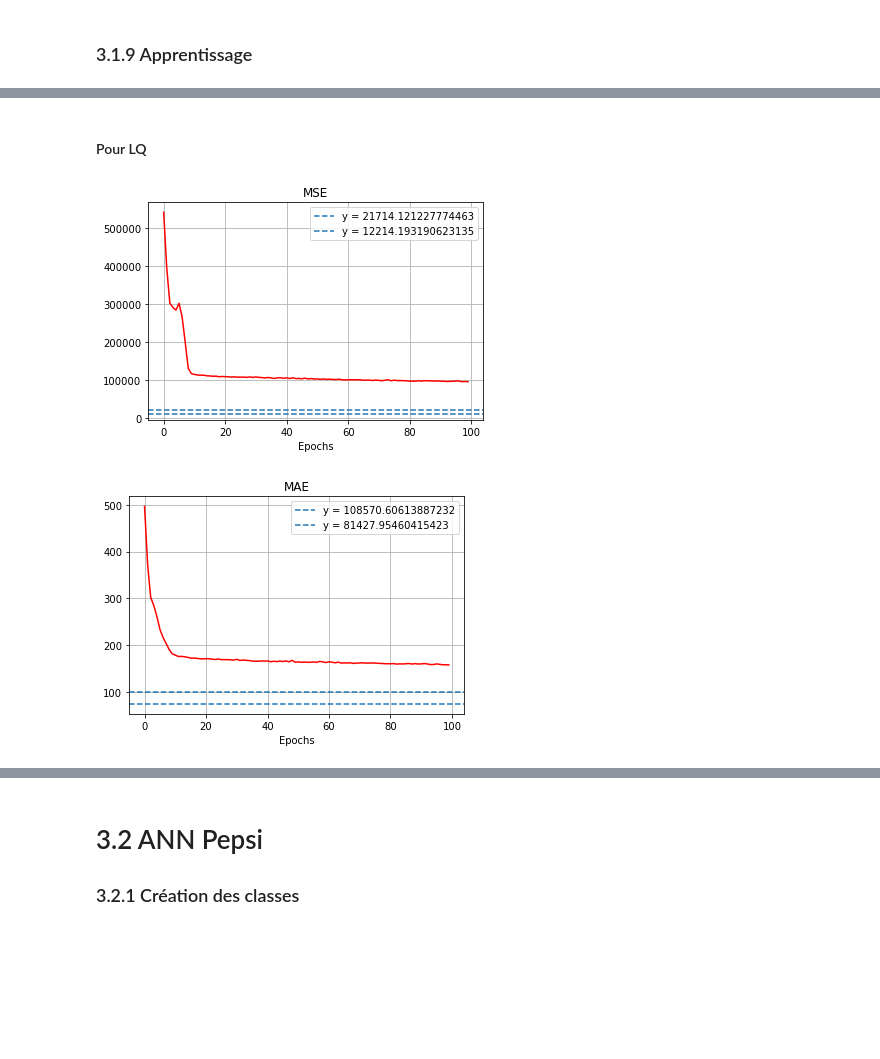
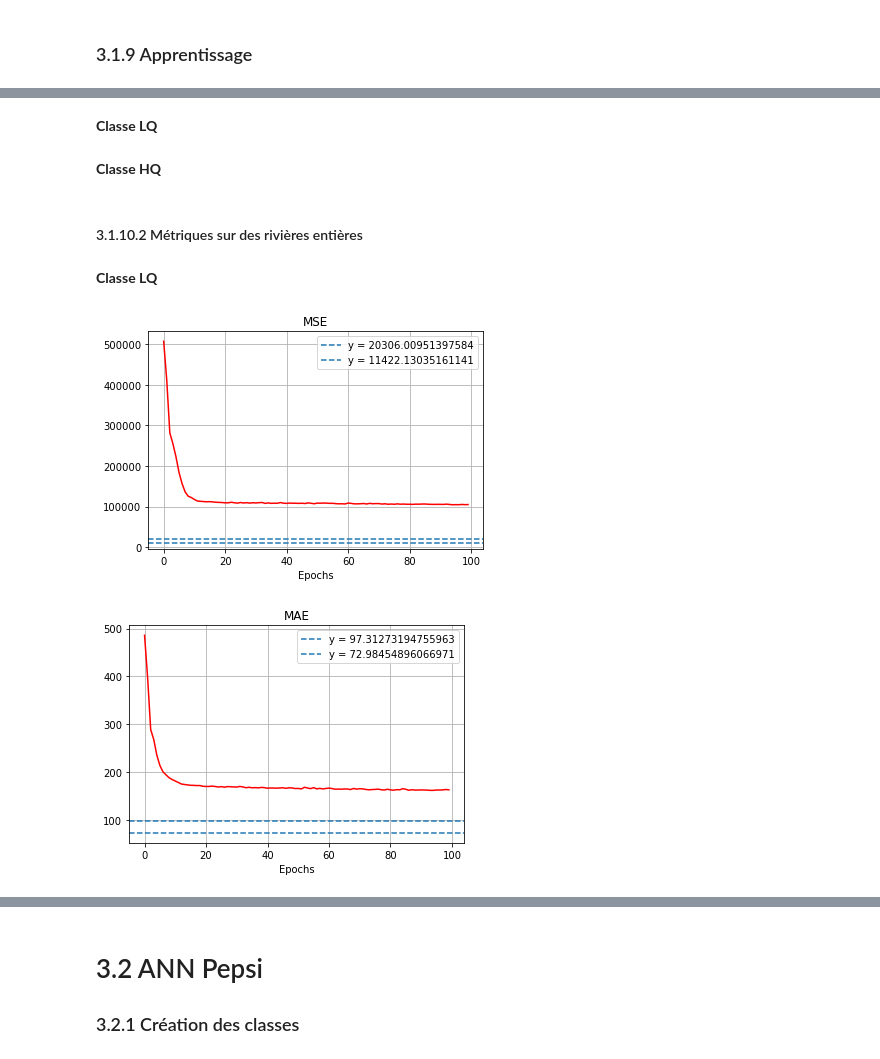
Before and after one commit to scastets/Projet4MA_Hydrologie, a Jupyter notebook: Notebooks/Projet4MA.ipynb, the cells around one changed output, grey strips where cells are left out. Saved outputs shown, nothing was run; the diff lists cells and outputs as text; code cells hidden in the pictures; blank space fills up the shorter version.

```diff
--- a/Notebooks/Projet4MA.ipynb
+++ b/Notebooks/Projet4MA.ipynb
@@ -893,0 +894,3 @@ x_test  :  (1306, 3) y_test  :  (1306,)
+# %%
+x_hydro_LQ_train, y_hydro_LQ_train , x_hydro_LQ_test, y_hydro_LQ_test = shuffle(hydro_LQ)
+x_hydro_LQ_train, y_hydro_LQ_train , x_hydro_LQ_test, y_hydro_LQ_test, mean_hydro_LQ, std_hydro_LQ = normalization(x_hydro_LQ_train, y_hydro_LQ_train , x_hydro_LQ_test, y_hydro_LQ_test)
@@ -893,0 +914,3 @@ x_test  :  (1306, 3) y_test  :  (1306,)
+# %%
+x_hydro_LQ_train_R, y_hydro_LQ_train_R, x_hydro_LQ_test_R, y_hydro_LQ_test_R,  hydro_LQ_test_name_R, hydro_LQ_train_name_R = shuffle_river(hydro_LQ,river_hydro_LQ)
+x_hydro_LQ_train_R, y_hydro_LQ_train_R, x_hydro_LQ_test_R, y_hydro_LQ_test_R, mean_hydro_LQ_R, std_hydro_LQ_R = normalization(x_hydro_LQ_train_R, y_hydro_LQ_train_R, x_hydro_LQ_test_R, y_hydro_LQ_test_R)
@@ -904,4 +957,4 @@ history_HQ = model_HQ.fit(x_hydro_HQ_train,  y_hydro_HQ_train, epochs = ep, batc
 # %%
-#ep = 100
-#history_VHQ = model_VHQ.fit(x_hydro_VHQ_train,  y_hydro_VHQ_train, epochs = ep, batch_size = 100, verbose = 0,
-                    #validation_data = (x_hydro_VHQ_test, y_hydro_VHQ_test))
+ep = 100
+history_LQ_R = model_LQ.fit(x_hydro_LQ_train_R,  y_hydro_LQ_train_R, epochs = ep, batch_size = 100, verbose = 0,
+                    validation_data = (x_hydro_LQ_test_R, y_hydro_LQ_test_R))
@@ -910,28 +971,34 @@ history_HQ = model_HQ.fit(x_hydro_HQ_train,  y_hydro_HQ_train, epochs = ep, batc
+# %% [markdown]
+**Classe LQ**
+# %% [markdown]
+**Classe HQ**
+# %% [markdown]
+#### 3.1.10.2 Métriques sur des rivières entières
 # %%
-h_LQ=pd.DataFrame(data=history_LQ.history)
-h_HQ=pd.DataFrame(data=history_HQ.history)
+h_LQ_R=pd.DataFrame(data=history_LQ_R.history)
+h_HQ_R=pd.DataFrame(data=history_HQ_R.history)
 #h_VHQ=pd.DataFrame(data=history_VHQ.history)
 # %% [markdown]
-#### Pour LQ
+**Classe LQ**
 # %%
 # Métriques
-plt.plot(h_LQ['mse'],'r')
+plt.plot(h_LQ_R['mse'],'r')
 plt.title('MSE')
 plt.xlabel('Epochs')
-plt.axhline(np.mean(y_hydro_LQ_train**2)*0.04,ls='--',label='y = ' + str(0.04*np.mean(y_hydro_LQ_train**2)))
-plt.axhline(np.mean(y_hydro_LQ_train**2)*0.15**2,ls='--',label='y = ' + str(0.15**2*np.mean(y_hydro_LQ_train**2)))
+plt.axhline(np.mean(y_hydro_LQ_train_R**2)*0.04,ls='--',label='y = ' + str(0.04*np.mean(y_hydro_LQ_train_R**2)))
+plt.axhline(np.mean(y_hydro_LQ_train_R**2)*0.15**2,ls='--',label='y = ' + str(0.15**2*np.mean(y_hydro_LQ_train_R**2)))
 plt.legend()
 plt.grid()
 plt.show()
 
-plt.plot(h_LQ['mae'],'r')
+plt.plot(h_LQ_R['mae'],'r')
 plt.title('MAE')
 plt.xlabel('Epochs')
-plt.axhline(0.2*np.mean(y_hydro_LQ_train),ls='--',label='y = ' +str(0.2*np.mean(y_hydro_LQ_train**2)))
-plt.axhline(0.15*np.mean(y_hydro_LQ_train),ls='--',label='y = ' +str(0.15*np.mean(y_hydro_LQ_train**2)))
+plt.axhline(0.2*np.mean(y_hydro_LQ_train_R),ls='--',label='y = ' +str(0.2*np.mean(y_hydro_LQ_train_R)))
+plt.axhline(0.15*np.mean(y_hydro_LQ_train_R),ls='--',label='y = ' +str(0.15*np.mean(y_hydro_LQ_train_R)))
 plt.legend()
 plt.grid()
 plt.show()
 # %% [output]
-[figure, old version]
+[figure, new version]
-[figure, old version]
+[figure, new version]
```
Also changed, not shown: parts of 47 cells of this notebook.
